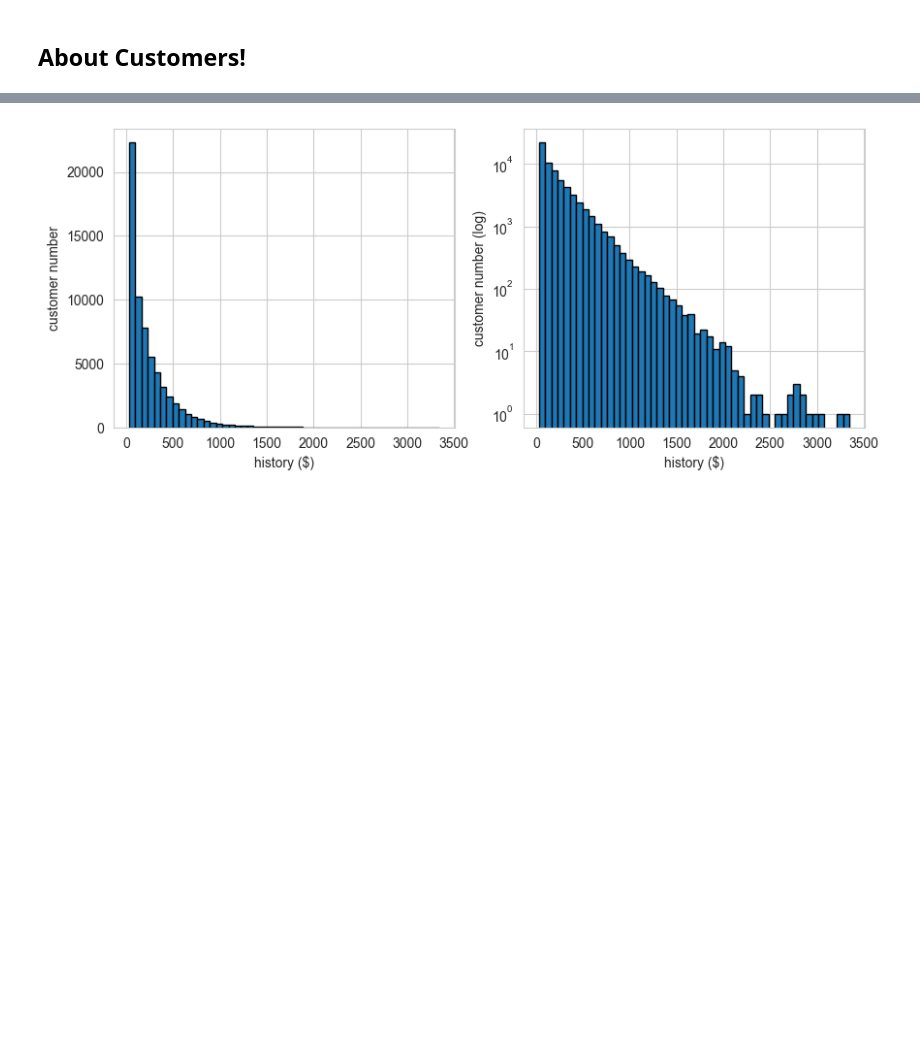
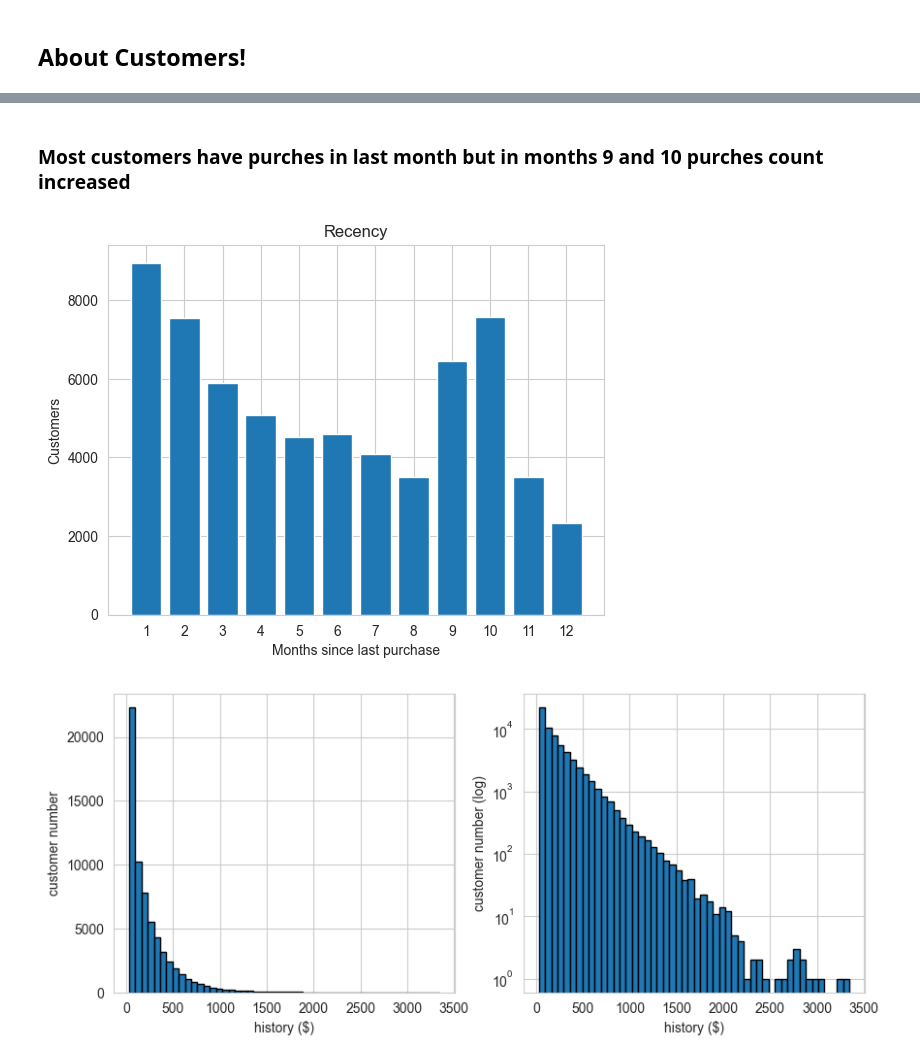
Before and after one commit to Fatemenamdar20/Project02-Customer-Analytics, a Jupyter notebook: Customer-Analytics.ipynb, the cells around one changed output, grey strips where cells are left out. Cells and saved outputs as stored; diff of their text form; code cells hidden in the pictures; blank space fills up the shorter version.

```diff
--- a/Customer-Analytics.ipynb
+++ b/Customer-Analytics.ipynb
@@ -200,3 +202,15 @@ plt.show()
+# %% [markdown]
+### Most customers have purches in last month but in months 9 and 10 purches count increased
+# %%
+recency = df["recency"].value_counts().sort_index()
+plt.bar(recency.index, recency)
+plt.xticks(range(1,13))
+plt.xlabel("Months since last purchase")
+plt.ylabel("Customers")
+plt.title("Recency")
+plt.show()
+# %% [output]
+[figure, added]
 # %%
 fig, (ax1, ax2) = plt.subplots(1, 2, figsize=(10, 4))
 
```
Also changed, not shown: parts of 20 cells of this notebook.
